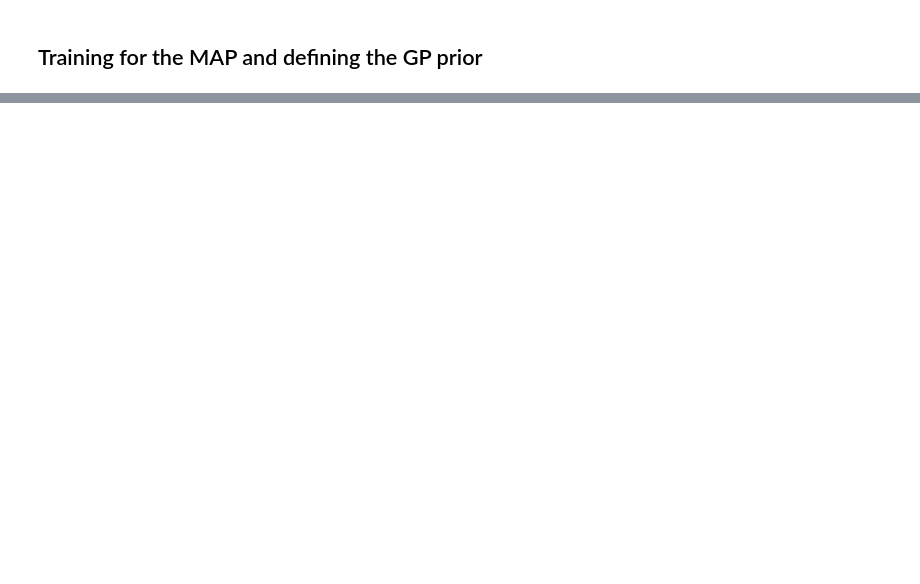
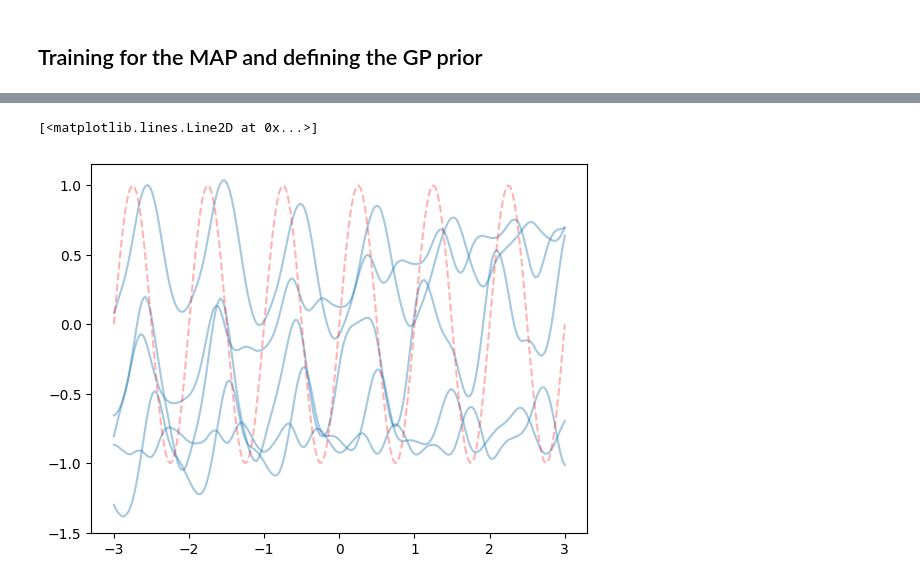
Before and after one commit to lenardrommel/laplax, a Jupyter notebook: examples/0003.ipynb, the cells around one changed output, grey strips where cells are left out. Saved outputs shown, nothing was run; the diff lists cells and outputs as text; code cells hidden in the pictures; blank space fills up the shorter version.

```diff
--- a/examples/0003.ipynb
+++ b/examples/0003.ipynb
@@ -94,16 +98,19 @@ X_train.shape
 # %%
 X_plot = jnp.linspace(-3, 3, 200)[:, None]
 
 K = kernel_fn(X_plot)
 
 K_sqrt = jax.scipy.linalg.sqrtm((K + K.T) / 2)
 
 sample = K_sqrt @ jax.random.normal(jax.random.key(10), (K.shape[0], 5))
 
 from matplotlib import pyplot as plt
 
-plt.plot(X_plot, sample, color="C0", alpha=0.1)
-plt.plot(X_plot, jnp.sin(X_plot * 2 * jnp.pi), color="red", linestyle="--")
+plt.plot(X_plot, sample, color="C0", alpha=0.4)
+plt.plot(X_plot, jnp.sin(X_plot * 2 * jnp.pi), color="red", linestyle="--", alpha=0.3)
+# %% [output]
+[<matplotlib.lines.Line2D at 0x...>]
+[figure, added]
 # %%
 @nnx.jit(static_argnames=['loss_fn'])
 def train_step(model, data, x_context, loss_fn):
```
Also changed, not shown: parts of 6 cells of this notebook, 8 other files.
